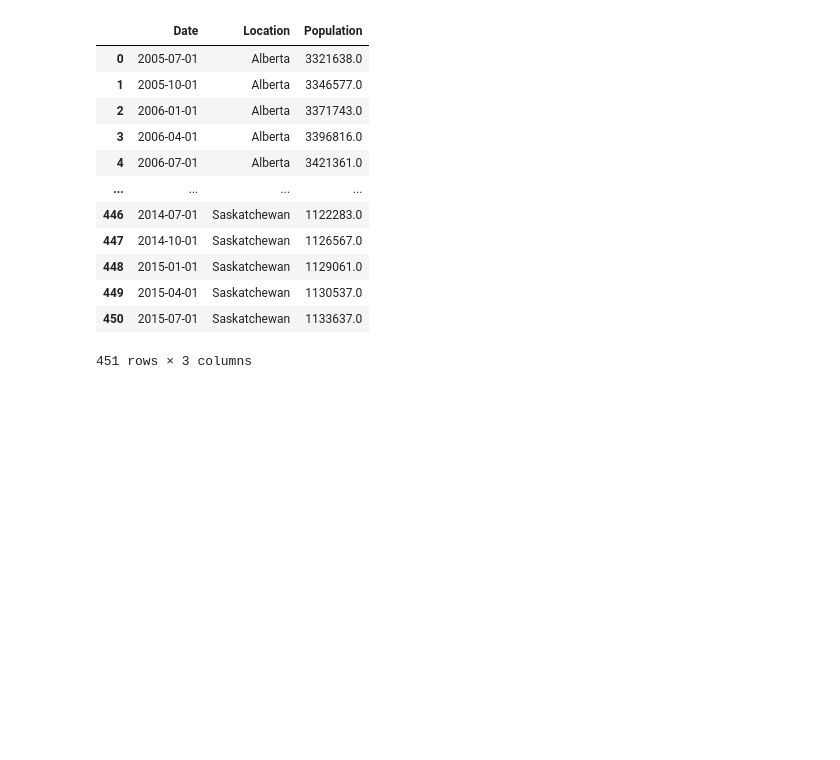
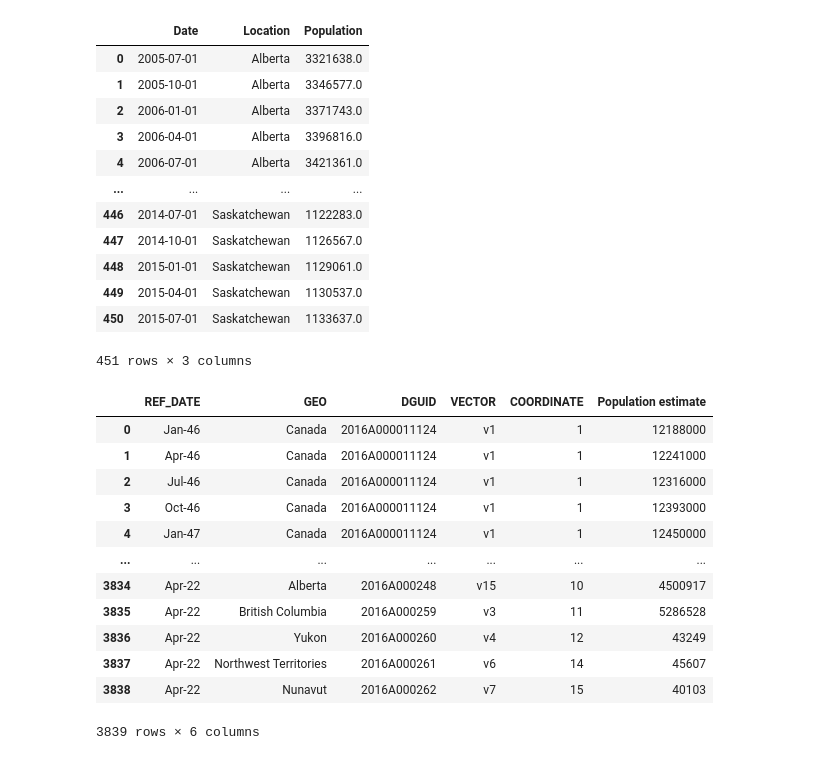
Before and after one commit to nishprojects/Capstone-RealEstateTrends, a Jupyter notebook: Population1.ipynb, the cells around one changed output. Cells and saved outputs as stored; diff of their text form; code cells hidden in the pictures; blank space fills up the shorter version.

Commit message:
Population1 new dataset added

```diff
--- a/Population1.ipynb
+++ b/Population1.ipynb
@@ -97,3 +97,24 @@ df.melt(id_vars = ['Date'],
 | 449 | 2015-04-01 | Saskatchewan | 1130537.0 |
 | 450 | 2015-07-01 | Saskatchewan | 1133637.0 |
 451 rows × 3 columns
+# %%
+import pandas as pd
+import os
+os.chdir('C:/Users/928996/Desktop/Capstone Project/datasets')
+
+df2 = pd.read_csv("population-by-region-1946-2022.csv")
+df2
+# %% [output]
+|  | REF_DATE | GEO | DGUID | VECTOR | COORDINATE | Population estimate |
+| 0 | Jan-46 | Canada | 2016A000011124 | v1 | 1 | 12188000 |
+| 1 | Apr-46 | Canada | 2016A000011124 | v1 | 1 | 12241000 |
+| 2 | Jul-46 | Canada | 2016A000011124 | v1 | 1 | 12316000 |
+| 3 | Oct-46 | Canada | 2016A000011124 | v1 | 1 | 12393000 |
+| 4 | Jan-47 | Canada | 2016A000011124 | v1 | 1 | 12450000 |
+| ... | ... | ... | ... | ... | ... | ... |
+| 3834 | Apr-22 | Alberta | 2016A000248 | v15 | 10 | 4500917 |
+| 3835 | Apr-22 | British Columbia | 2016A000259 | v3 | 11 | 5286528 |
+| 3836 | Apr-22 | Yukon | 2016A000260 | v4 | 12 | 43249 |
+| 3837 | Apr-22 | Northwest Territories | 2016A000261 | v6 | 14 | 45607 |
+| 3838 | Apr-22 | Nunavut | 2016A000262 | v7 | 15 | 40103 |
+3839 rows × 6 columns
```
Also changed, not shown: parts of 5 cells of this notebook.
